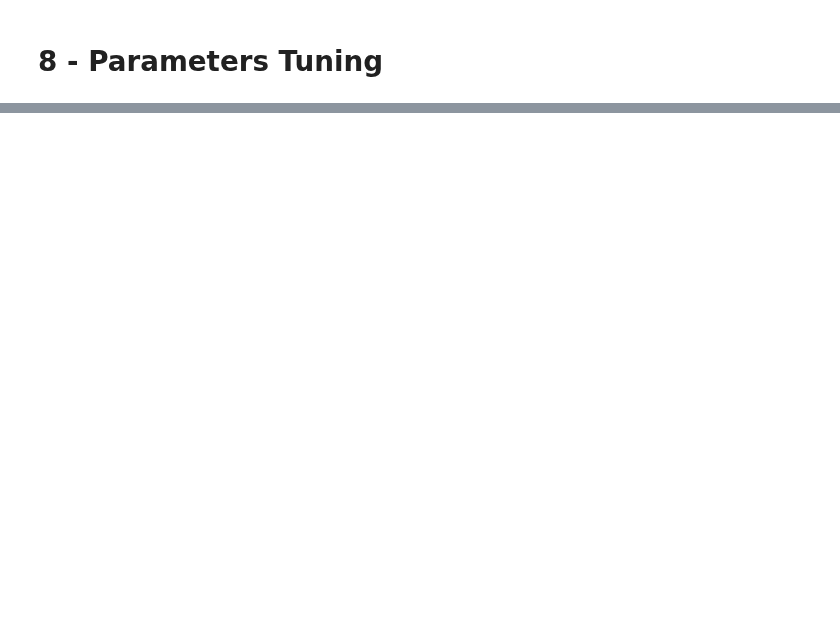
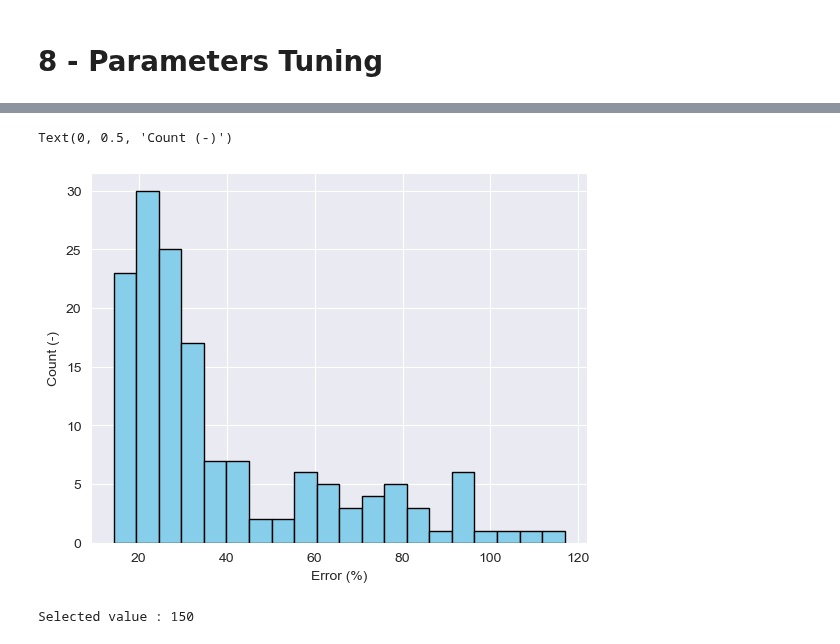
Before and after one commit to RemyRigo/EmuCast, a Jupyter notebook: emucast/notebooks/dev_test.ipynb, the cells around one changed output, grey strips where cells are left out. Drawn from its saved outputs; the diff is of its cells as text; code cells hidden in the pictures; blank space fills up the shorter version.

```diff
--- a/emucast/notebooks/dev_test.ipynb
+++ b/emucast/notebooks/dev_test.ipynb
@@ -637,0 +694,22 @@ Selected value : 30
+# %%
+_,_,errors = emulator.generate_forecast_profiles( reference=None,
+                                                  start_time = start,
+                                                 duration_minutes= 60*24,
+                                                  n_profiles = 150
+                                                                  )
+plt.hist(errors, bins=20, color='skyblue', edgecolor='black')
+plt.xlabel("Error (%)")
+plt.ylabel("Count (-)")
+# %% [output]
+Text(0, 0.5, 'Count (-)')
+[figure, added]
+# %%
+# Droite entre premier et dernier point
+mean_perf = np.mean(perf_arr, axis = 1)
+line = np.linspace(mean_perf[0], mean_perf[-1], len(mean_perf))
+# Distance verticale
+distances = np.abs(mean_perf - line)
+elbow_index = np.argmax(distances)
+print(f"Selected value : {nb_profiles_test[elbow_index]}")
+# %% [output]
+Selected value : 150
```
Also changed, not shown: parts of 19 cells of this notebook, 1 other file.
